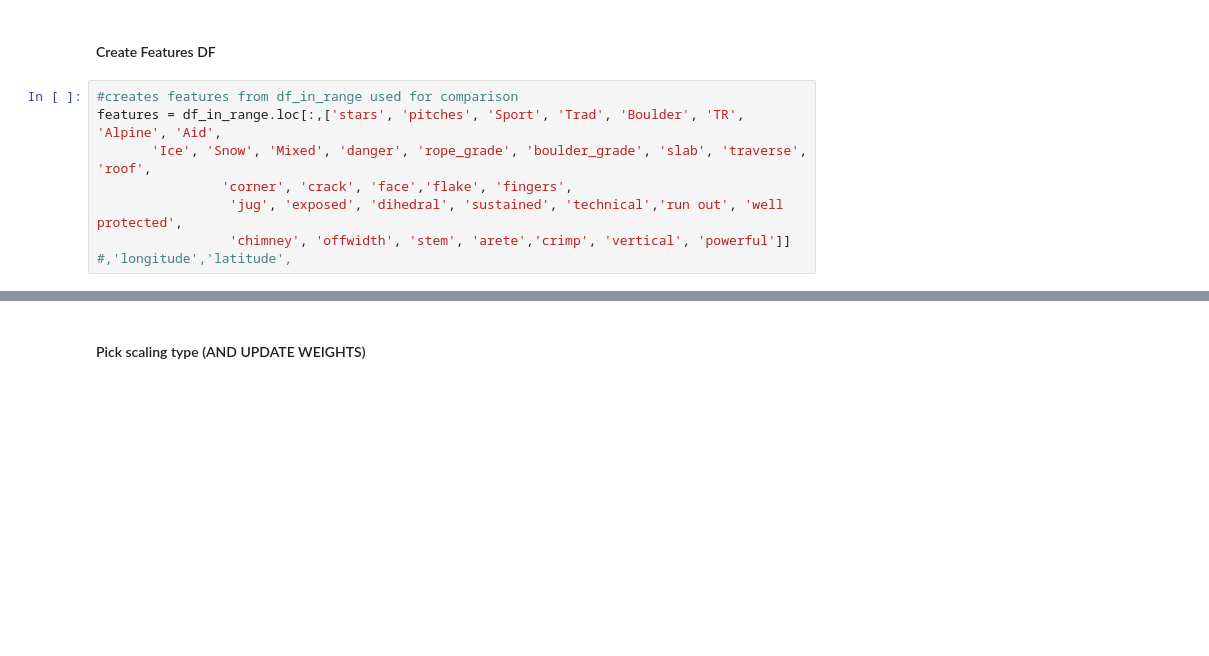
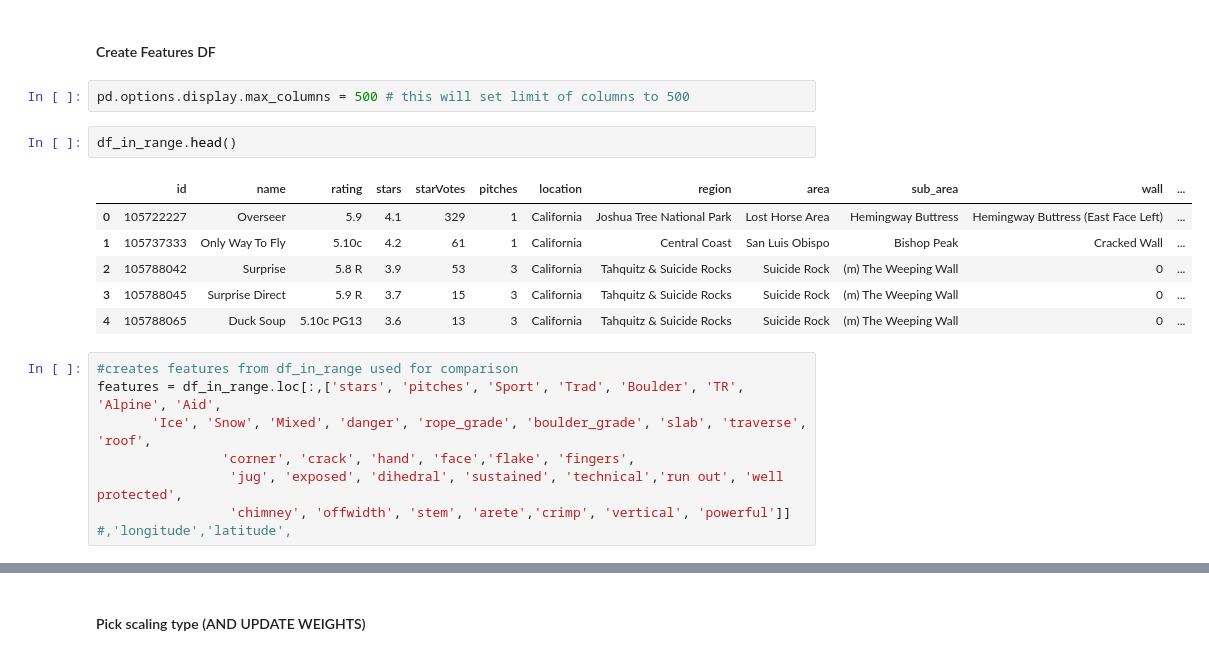
Before and after one commit to gseemann/climb_recommender, a Jupyter notebook: models.ipynb, the cells around one changed output, grey strips where cells are left out. Drawn from its saved outputs; the diff is of its cells as text; blank space fills up the shorter version.

```diff
--- a/models.ipynb
+++ b/models.ipynb
@@ -251,11 +246,22 @@ df_in_range.tail()
 ### Scale Features
 # %% [markdown]
 #### Create Features DF
+# %%
+pd.options.display.max_columns = 500 # this will set limit of columns to 500
+# %%
+df_in_range.head()
+# %% [output]
+|  | id | name | rating | stars | starVotes | pitches | location | region | area | sub_area | wall | ... |
+| 0 | 105722227 | Overseer | 5.9 | 4.1 | 329 | 1 | California | Joshua Tree National Park | Lost Horse Area | Hemingway Buttress | Hemingway Buttress (East Face Left) | ... |
+| 1 | 105737333 | Only Way To Fly | 5.10c | 4.2 | 61 | 1 | California | Central Coast | San Luis Obispo | Bishop Peak | Cracked Wall | ... |
+| 2 | 105788042 | Surprise | 5.8 R | 3.9 | 53 | 3 | California | Tahquitz & Suicide Rocks | Suicide Rock | (m) The Weeping Wall | 0 | ... |
+| 3 | 105788045 | Surprise Direct | 5.9 R | 3.7 | 15 | 3 | California | Tahquitz & Suicide Rocks | Suicide Rock | (m) The Weeping Wall | 0 | ... |
+| 4 | 105788065 | Duck Soup | 5.10c PG13 | 3.6 | 13 | 3 | California | Tahquitz & Suicide Rocks | Suicide Rock | (m) The Weeping Wall | 0 | ... |
 # %%
 #creates features from df_in_range used for comparison
 features = df_in_range.loc[:,['stars', 'pitches', 'Sport', 'Trad', 'Boulder', 'TR', 'Alpine', 'Aid',
        'Ice', 'Snow', 'Mixed', 'danger', 'rope_grade', 'boulder_grade', 'slab', 'traverse', 'roof',
-                'corner', 'crack', 'face','flake', 'fingers',
+                'corner', 'crack', 'hand', 'face','flake', 'fingers',
                  'jug', 'exposed', 'dihedral', 'sustained', 'technical','run out', 'well protected',
                  'chimney', 'offwidth', 'stem', 'arete','crimp', 'vertical', 'powerful']] #,'longitude','latitude',
 # %%
```
Also changed, not shown: parts of 17 cells of this notebook, 8 other files.
